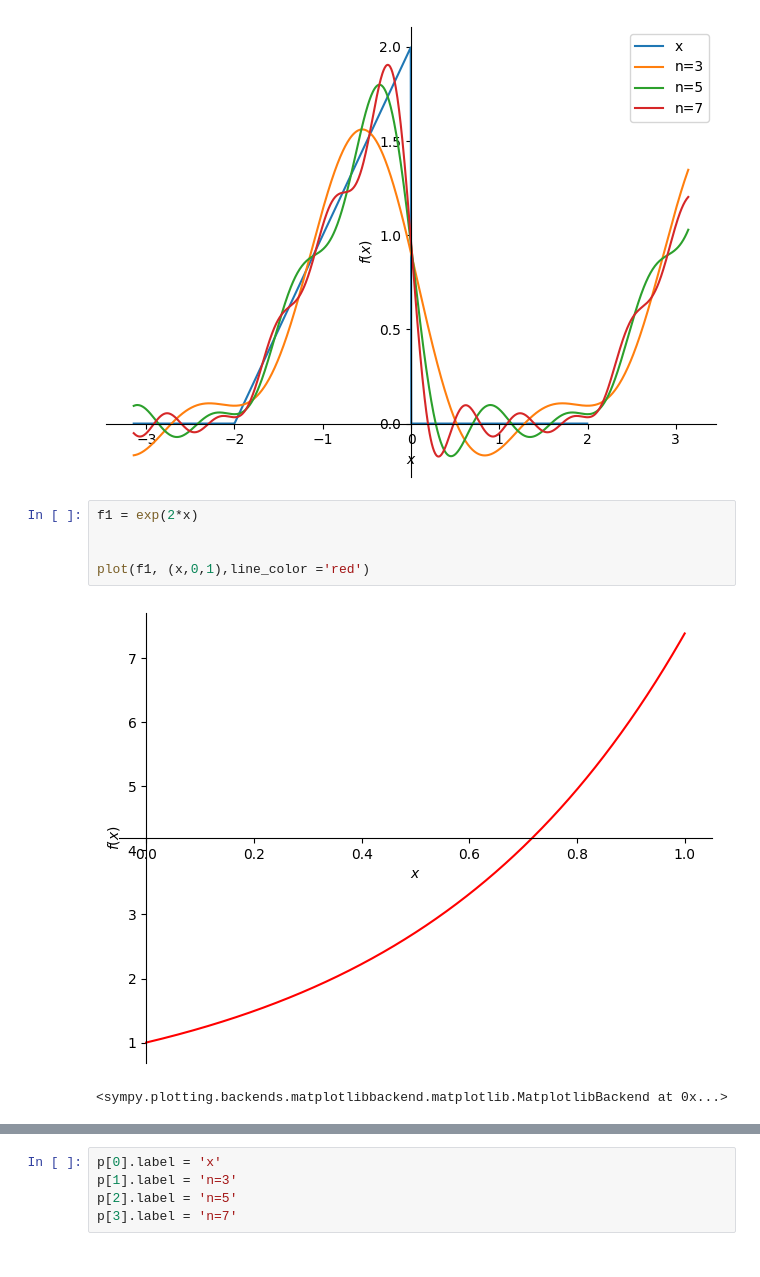
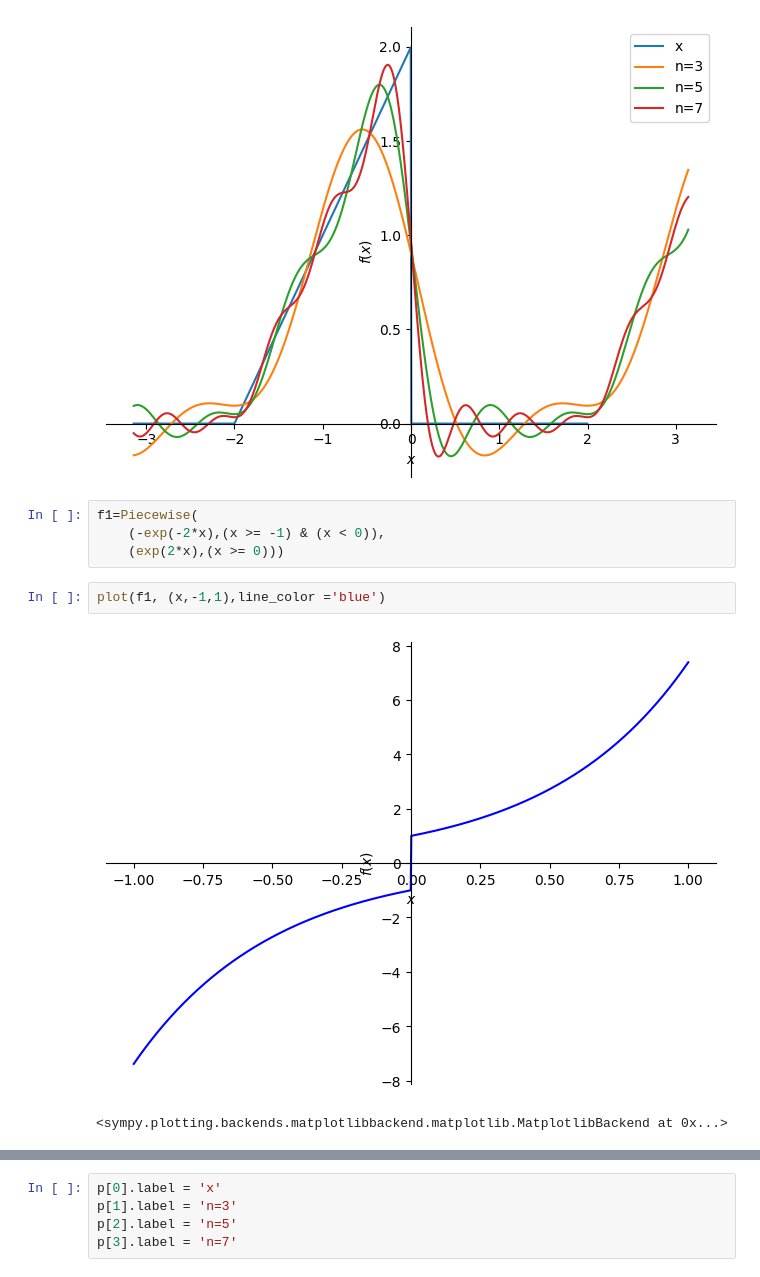
Before and after one commit to KarlaMichelleSorianoSanhez/EDP-1, a Jupyter notebook: Notebooks/Fourier_sympy.ipynb, the cells around one changed output, grey strips where cells are left out. Cells and saved outputs as stored; diff of their text form.

```diff
--- a/Notebooks/Fourier_sympy.ipynb
+++ b/Notebooks/Fourier_sympy.ipynb
@@ -30,12 +30,13 @@ p[3].label = 'n=7'
 p.show()
 # %% [output]
 [figure]
+# %%
+f1=Piecewise(
+    (-exp(-2*x),(x >= -1) & (x < 0)),
+    (exp(2*x),(x >= 0)))
 # %%
-f1 = exp(2*x)
-
-
-plot(f1, (x,0,1),line_color ='red')
+plot(f1, (x,-1,1),line_color ='blue')
 # %% [output]
-[figure, old version]
+[figure, new version]
 <sympy.plotting.backends.matplotlibbackend.matplotlib.MatplotlibBackend at 0x...>
 # %%
```
Also changed, not shown: parts of 10 cells of this notebook.
